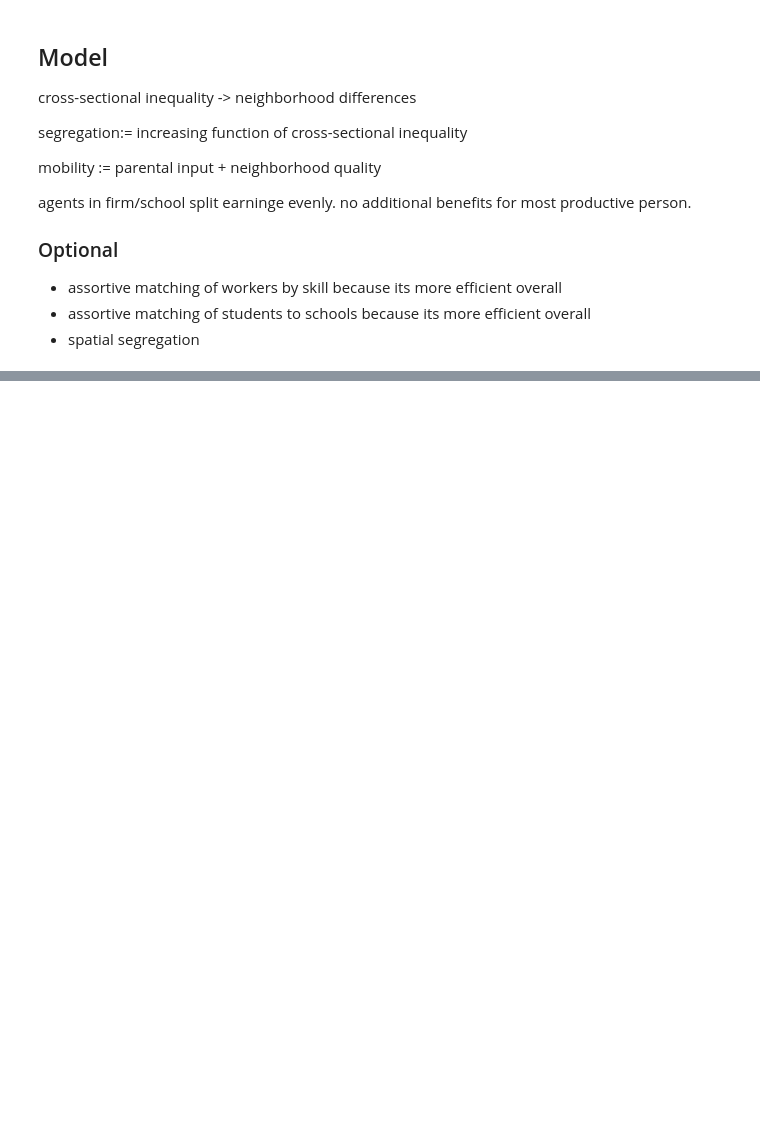
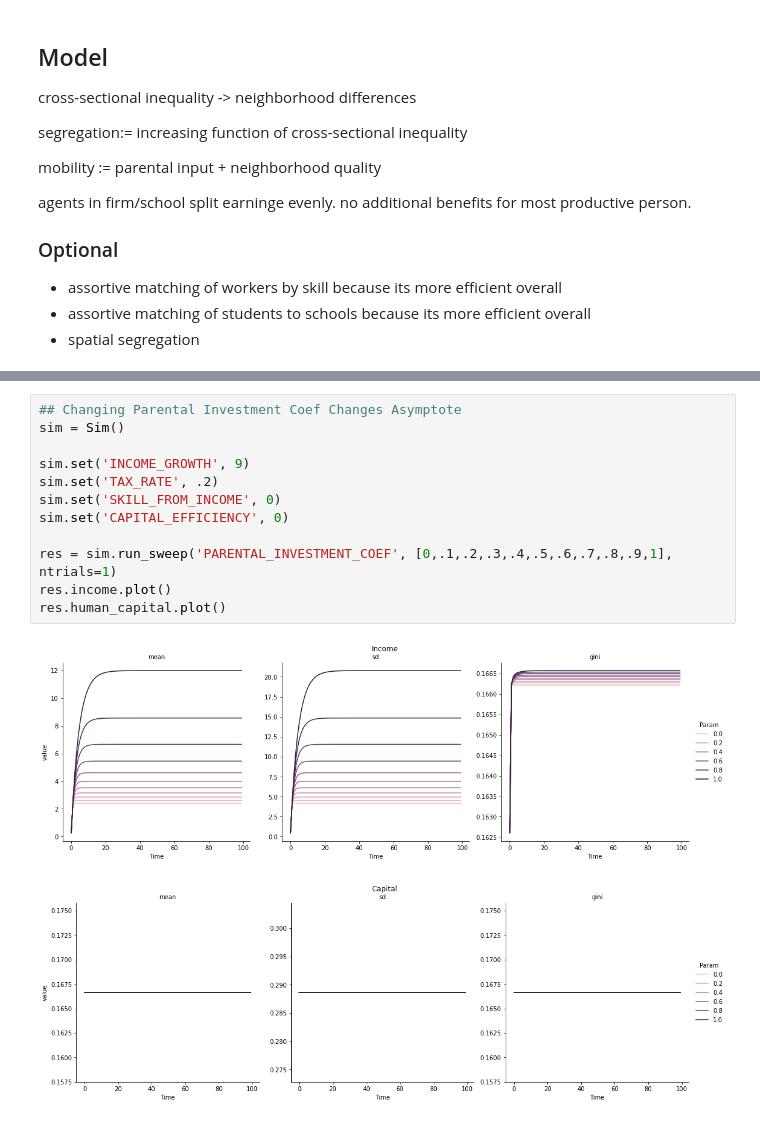
Before and after one commit to eric-mc2/MobilitySim, a Jupyter notebook: Inter-Generational Mobility.ipynb, the cells around one changed output, grey strips where cells are left out. Drawn from its saved outputs; the diff is of its cells as text; blank space fills up the shorter version.

```diff
--- a/Inter-Generational Mobility.ipynb
+++ b/Inter-Generational Mobility.ipynb
@@ -78 +94,16 @@ res.human_capital.plot()
+# %%
+## Changing Parental Investment Coef Changes Asymptote
+sim = Sim()
+
+sim.set('INCOME_GROWTH', 9)
+sim.set('TAX_RATE', .2)
+sim.set('SKILL_FROM_INCOME', 0)
+sim.set('CAPITAL_EFFICIENCY', 0)
+
+res = sim.run_sweep('PARENTAL_INVESTMENT_COEF', [0,.1,.2,.3,.4,.5,.6,.7,.8,.9,1], ntrials=1)
+res.income.plot()
+res.human_capital.plot()
+# %% [output]
+[figure, added]
+[figure, added]
 # %%
```
Also changed, not shown: parts of 8 cells of this notebook, 2 other files.
